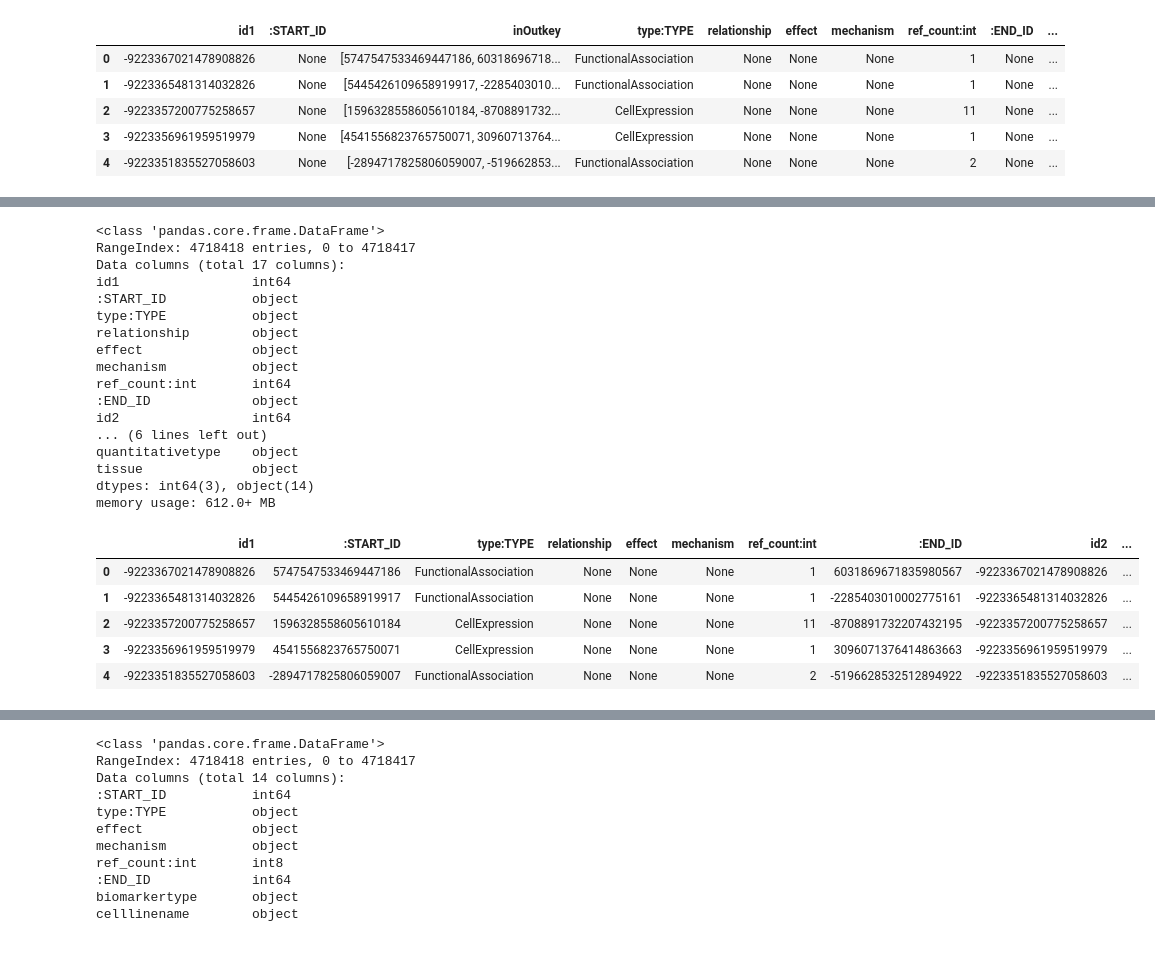
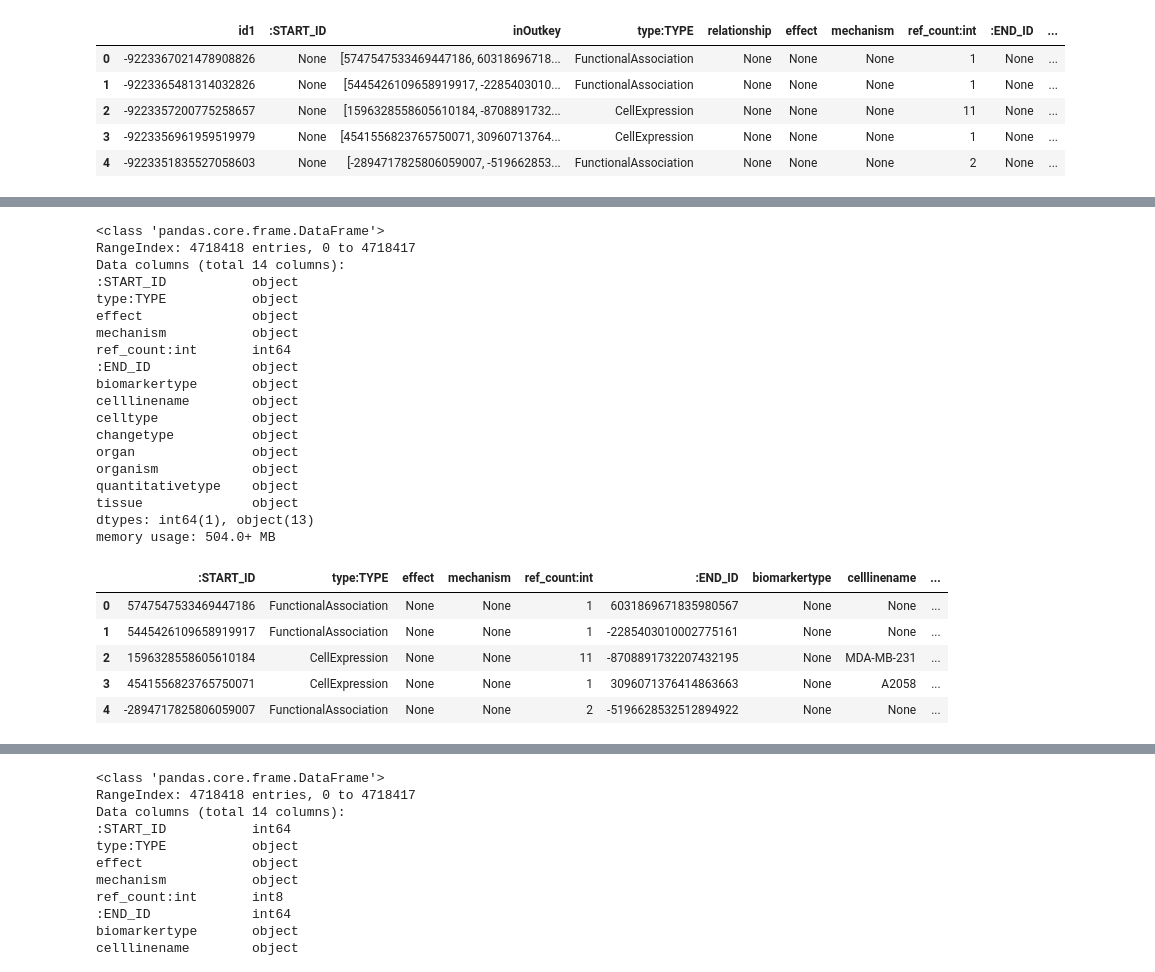
Before and after one commit to egilber/csl-behring, a Jupyter notebook: notebooks/1.0_resnet_data_for_Neo4j.ipynb, the cells around one changed output, grey strips where cells are left out. Drawn from its saved outputs; the diff is of its cells as text; code cells hidden in the pictures.

Commit message:
cleaned up workflow with helper functions

```diff
--- a/notebooks/1.0_resnet_data_for_Neo4j.ipynb
+++ b/notebooks/1.0_resnet_data_for_Neo4j.ipynb
@@ -133,9 +138,9 @@ Wall time: 6min 46s
 # %%
 %%time
 
-df_relII=pd.read_csv('./data/processed/bidirectional_relations_query_csl_test.txt', sep='|', header=None, encoding='utf-8')
+df_birect=pd.read_csv('./data/processed/bidirectional_relations_query_csl_test.txt', sep='|', header=None, encoding='utf-8')
 
-df_relII.info(); df_relII.head()
+df_birect.info(); df_relII.head()
 # %% [output]
 <class 'pandas.core.frame.DataFrame'>
 RangeIndex: 4718418 entries, 0 to 4718417
@@ -163,8 +168,8 @@ Wall time: 13.5 s
 # %%
-df_relII.columns=['id1', ':START_ID', 'inOutkey', 'type:TYPE', 'relationship', 'effect', 'mechanism', 'ref_count:int', ':END_ID' , 'id2', 'biomarkertype', 'celllinename', 'celltype',
+df_birect.columns=['id1', ':START_ID', 'inOutkey', 'type:TYPE', 'relationship', 'effect', 'mechanism', 'ref_count:int', ':END_ID' , 'id2', 'biomarkertype', 'celllinename', 'celltype',
       'changetype', 'organ', 'organism', 'quantitativetype', 'tissue']
 
-df_relII.head()
+df_birect.head()
 # %% [output]
 |  | id1 | :START_ID | inOutkey | type:TYPE | relationship | effect | mechanism | ref_count:int | :END_ID | ... |
 | 0 | -9223367021478908826 | None | [5747547533469447186, 60318696718... | FunctionalAssociation | None | None | None | 1 | None | ... |
@@ -231,0 +180,5 @@ df_rel_b.drop(columns=['inOutkey'], inplace=True)
+# %%
+first_ids, second_ids = inOutkeys_to_lists(df_birect)
+
+len(first_ids); len(second_ids)
+first_ids[:5]; second_ids[:5]
@@ -232,28 +198,34 @@ df_rel_b.drop(columns=['inOutkey'], inplace=True)
+# %%
+df_birect_1=df_birect.copy()
+
+df_birect_1.drop(columns=['inOutkey', 'id1', 'id2', 'relationship'], inplace=True)
 # %%
-df_rel_a[':START_ID']=first_ids
-df_rel_a[':END_ID']=second_ids
-df_rel_a.info(); df_rel_a.head()
+df_birect_1[':START_ID']=first_ids
+df_birect_1[':END_ID']=second_ids
+df_birect_1.info(); df_rel_1.head()
 # %% [output]
 <class 'pandas.core.frame.DataFrame'>
 RangeIndex: 4718418 entries, 0 to 4718417
-Data columns (total 17 columns):
-id1                 int64
+Data columns (total 14 columns):
 :START_ID           object
 type:TYPE           object
-relationship        object
 effect              object
 mechanism           object
 ref_count:int       int64
 :END_ID             object
-id2                 int64
-... (6 lines left out)
+biomarkertype       object
+celllinename        object
+celltype            object
+changetype          object
+organ               object
+organism            object
 quantitativetype    object
 tissue              object
-dtypes: int64(3), object(14)
-memory usage: 612.0+ MB
+dtypes: int64(1), object(13)
+memory usage: 504.0+ MB
-|  | id1 | :START_ID | type:TYPE | relationship | effect | mechanism | ref_count:int | :END_ID | id2 | ... |
-| 0 | -9223367021478908826 | 5747547533469447186 | FunctionalAssociation | None | None | None | 1 | 6031869671835980567 | -9223367021478908826 | ... |
-| 1 | -9223365481314032826 | 5445426109658919917 | FunctionalAssociation | None | None | None | 1 | -2285403010002775161 | -9223365481314032826 | ... |
-| 2 | -9223357200775258657 | 1596328558605610184 | CellExpression | None | None | None | 11 | -8708891732207432195 | -9223357200775258657 | ... |
-| 3 | -9223356961959519979 | 4541556823765750071 | CellExpression | None | None | None | 1 | 3096071376414863663 | -9223356961959519979 | ... |
-| 4 | -9223351835527058603 | -2894717825806059007 | FunctionalAssociation | None | None | None | 2 | -5196628532512894922 | -9223351835527058603 | ... |
+|  | :START_ID | type:TYPE | effect | mechanism | ref_count:int | :END_ID | biomarkertype | celllinename | ... |
+| 0 | 5747547533469447186 | FunctionalAssociation | None | None | 1 | 6031869671835980567 | None | None | ... |
+| 1 | 5445426109658919917 | FunctionalAssociation | None | None | 1 | -2285403010002775161 | None | None | ... |
+| 2 | 1596328558605610184 | CellExpression | None | None | 11 | -8708891732207432195 | None | MDA-MB-231 | ... |
+| 3 | 4541556823765750071 | CellExpression | None | None | 1 | 3096071376414863663 | None | A2058 | ... |
+| 4 | -2894717825806059007 | FunctionalAssociation | None | None | 2 | -5196628532512894922 | None | None | ... |
```
Also changed, not shown: parts of 24 cells of this notebook.
